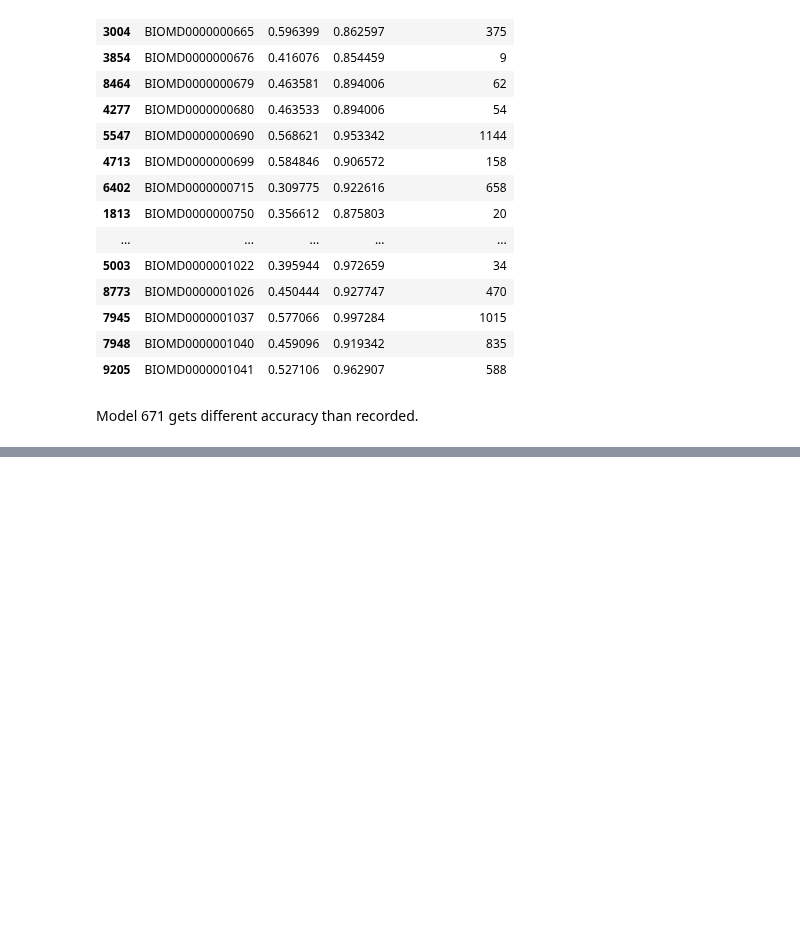
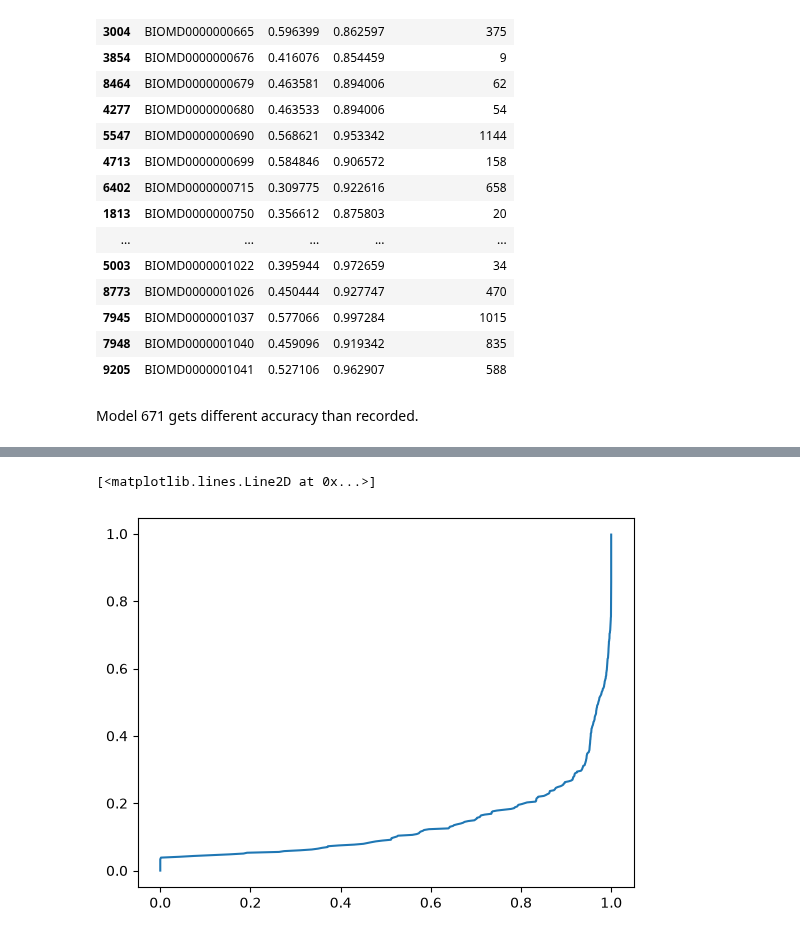
Before and after one commit to joseph-hellerstein/biomodels_linearity, a Jupyter notebook: notebooks/psd_prediction_analysis.ipynb, the cells around one changed output, grey strips where cells are left out. Cells and saved outputs as stored; diff of their text form; code cells hidden in the pictures; blank space fills up the shorter version.

Commit message:
Collecting best models.

```diff
--- a/notebooks/psd_prediction_analysis.ipynb
+++ b/notebooks/psd_prediction_analysis.ipynb
@@ -232,0 +235,3 @@ runner([5])
+# %%
+BEST_MODEL_DF = PSDPredictionAnalyzer.makeBestPSDModelDF(min_accuracy=0.9)
+BEST_MODEL_DF
@@ -232,0 +253,8 @@ runner([5])
+# %%
+xv = np.sort(BEST_MODEL_DF["auc"].values)
+yv = np.array(range(len(xv)))/len(xv)
+# %%
+plt.plot(xv, yv)
+# %% [output]
+[<matplotlib.lines.Line2D at 0x...>]
+[figure, added]
```
Also changed, not shown: parts of 3 cells of this notebook, 2 other files.
